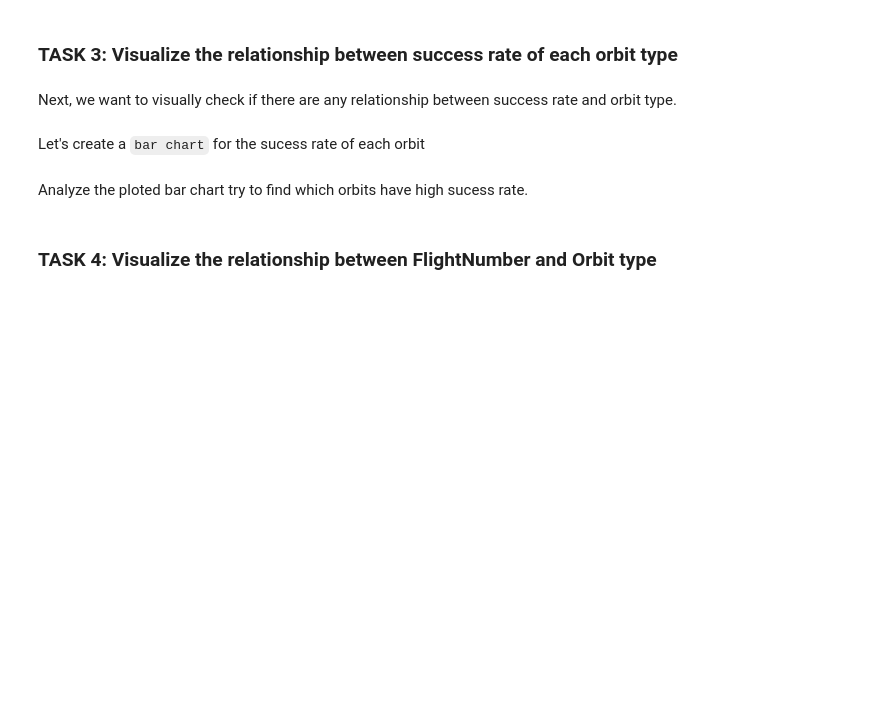
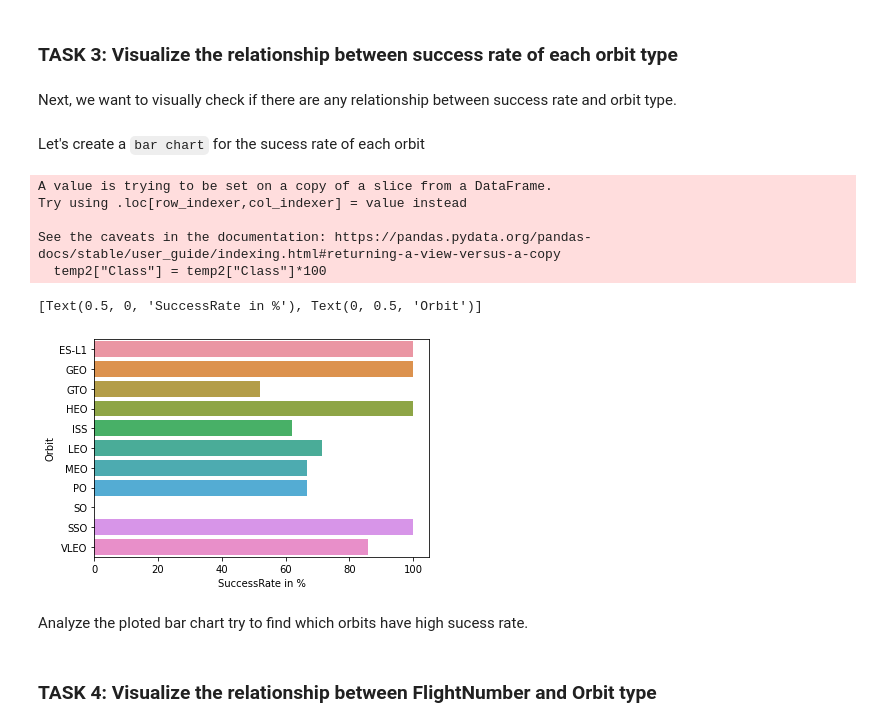
Before and after one commit to venom-f3/Captsone-DataScienceProfessional, a Jupyter notebook: EDA with Visualization.ipynb, the cells around one changed output. Drawn from its saved outputs; the diff is of its cells as text; code cells hidden in the pictures; blank space fills up the shorter version.

```diff
--- a/EDA with Visualization.ipynb
+++ b/EDA with Visualization.ipynb
@@ -168,3 +166,19 @@ Let's create a `bar chart` for the sucess rate of each orbit
+# %%
+# HINT use groupby method on Orbit column and get the mean of Class column
+# Plot a scatter point chart with x axis to be FlightNumber and y axis to be the Orbit, and hue to be the class value
+temp = df.groupby(["Orbit"]).mean().reset_index()
+temp2 = temp[["Orbit", "Class"]]
+temp2["Class"] = temp2["Class"]*100
+ax = sns.barplot(x = "Class", y = "Orbit", data = temp2)
+ax.set(xlabel='SuccessRate in %', ylabel='Orbit')
+# %% [output]
+A value is trying to be set on a copy of a slice from a DataFrame.
+Try using .loc[row_indexer,col_indexer] = value instead
+
+See the caveats in the documentation: https://pandas.pydata.org/pandas-docs/stable/user_guide/indexing.html#returning-a-view-versus-a-copy
+  temp2["Class"] = temp2["Class"]*100
+[Text(0.5, 0, 'SuccessRate in %'), Text(0, 0.5, 'Orbit')]
+[figure, added]
 # %% [markdown]
 Analyze the ploted bar chart try to find which orbits have high sucess rate.
 # %% [markdown]
```
Also changed, not shown: parts of 7 cells of this notebook.
